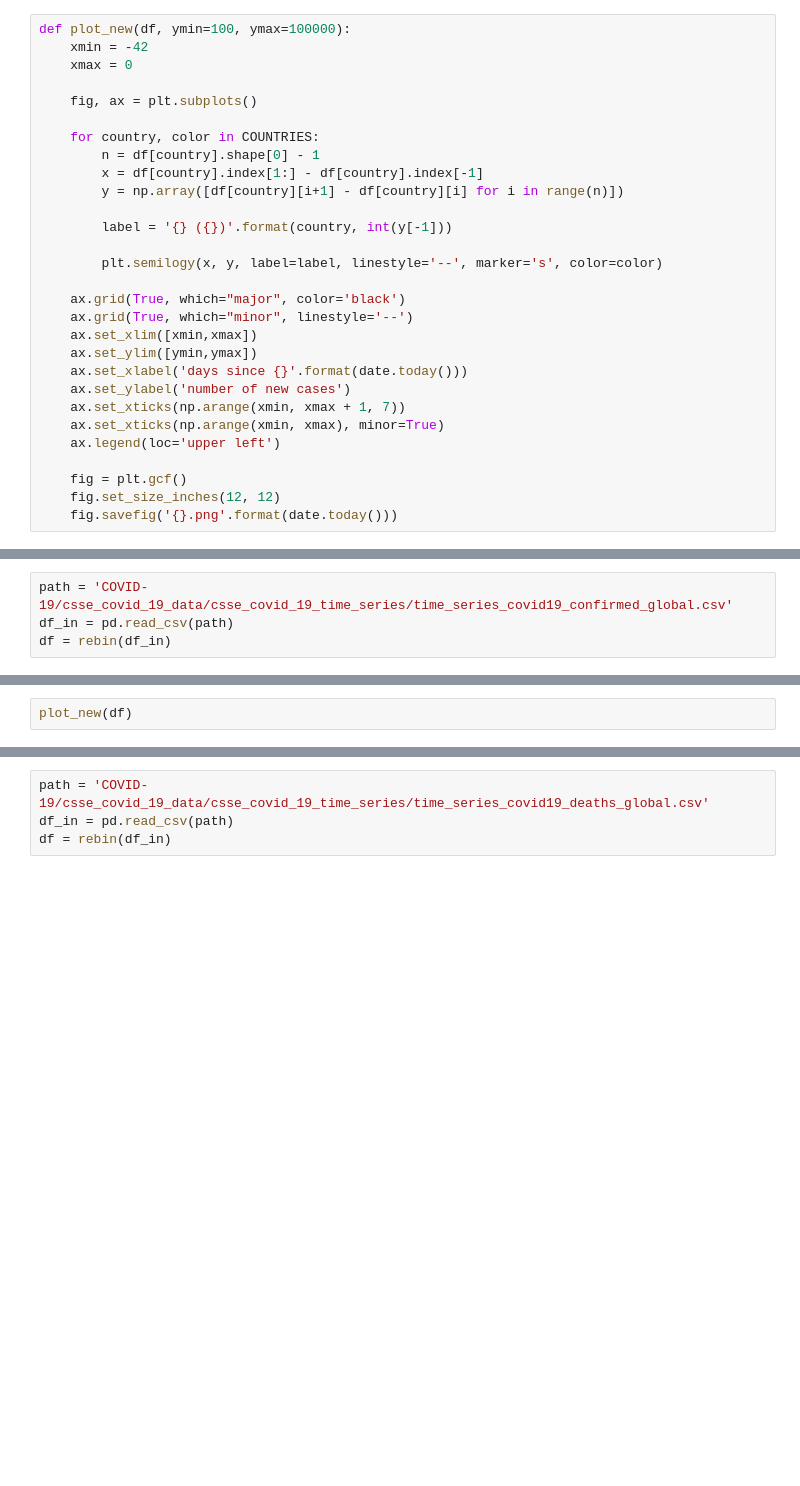
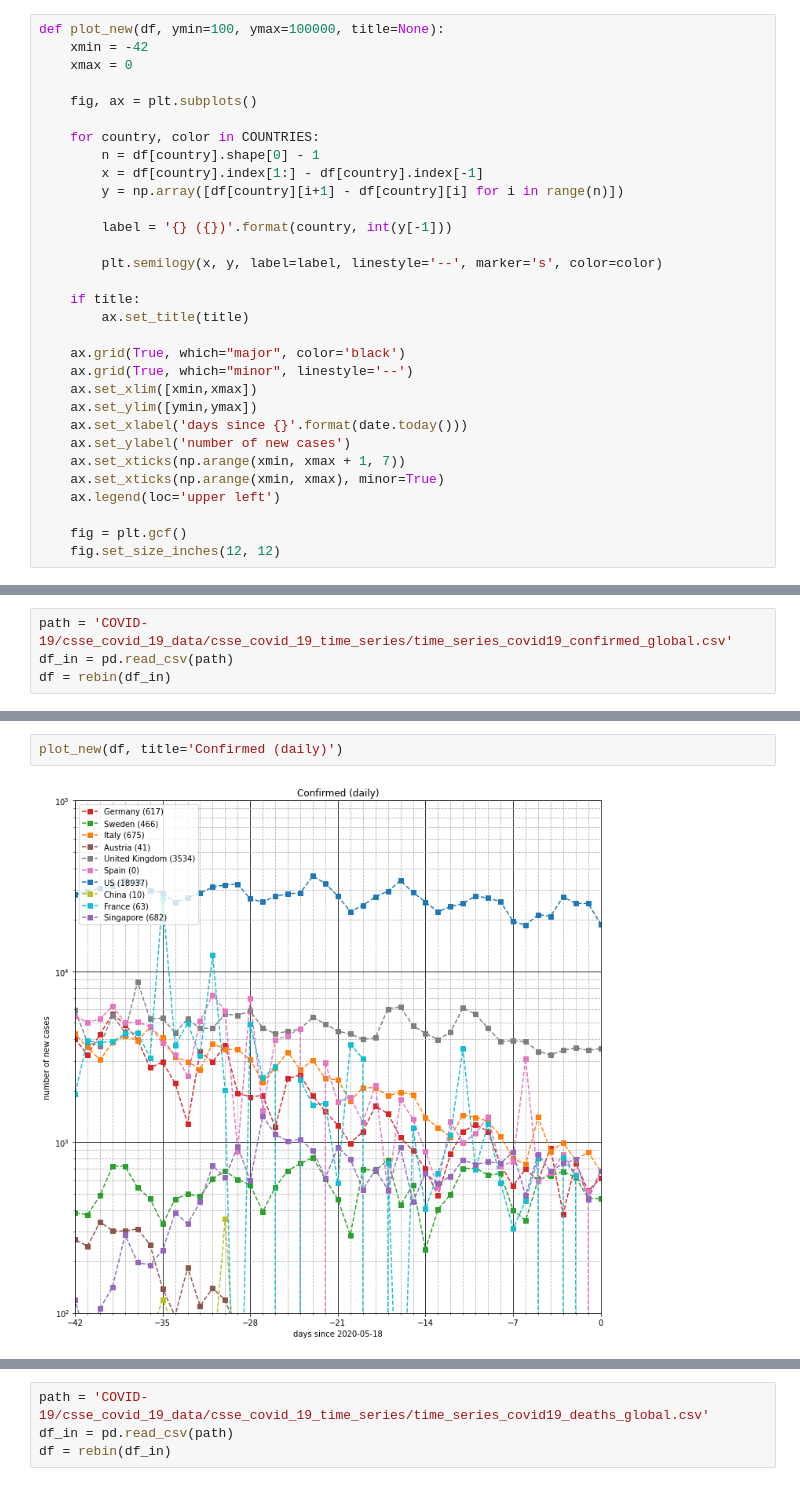
Before and after one commit to jochenklar/corona, a Jupyter notebook: corona.ipynb, the cells around one changed output, grey strips where cells are left out. Cells and saved outputs as stored; diff of their text form; blank space fills up the shorter version.

```diff
--- a/corona.ipynb
+++ b/corona.ipynb
@@ -76,5 +79,5 @@ def plot(df, a=-3, b=-1, c=3, ymin=100, ymax=1000000):
 # %%
-def plot_new(df, ymin=100, ymax=100000):
+def plot_new(df, ymin=100, ymax=100000, title=None):
     xmin = -42
     xmax = 0
 
@@ -89,6 +92,9 @@ def plot_new(df, ymin=100, ymax=100000):
 
         plt.semilogy(x, y, label=label, linestyle='--', marker='s', color=color)
 
+    if title:
+        ax.set_title(title)
+
     ax.grid(True, which="major", color='black')
     ax.grid(True, which="minor", linestyle='--')
     ax.set_xlim([xmin,xmax])
@@ -101,5 +107,4 @@ def plot_new(df, ymin=100, ymax=100000):
 
     fig = plt.gcf()
     fig.set_size_inches(12, 12)
-    fig.savefig('{}.png'.format(date.today()))
 # %%
@@ -150,3 +159,5 @@ plot(df)
 # %%
-plot_new(df)
+plot_new(df, title='Confirmed (daily)')
+# %% [output]
+[figure, added]
 # %%
```
Also changed, not shown: parts of 11 cells of this notebook.
